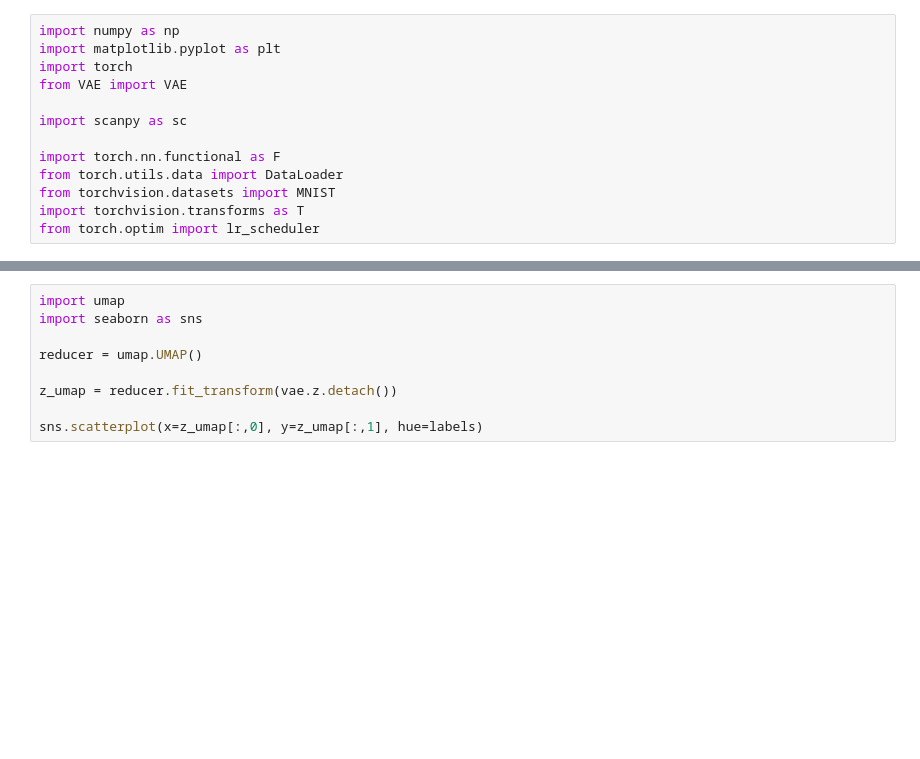
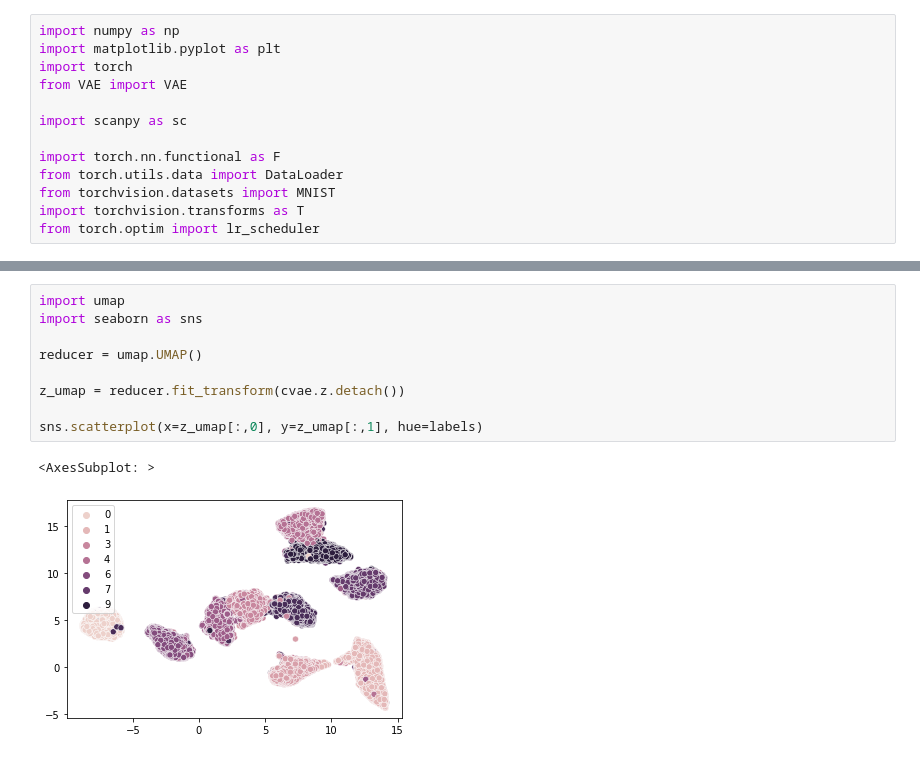
Before and after one commit to lhdgsn/VAE, a Jupyter notebook: train_cVAE.ipynb, the cells around one changed output, grey strips where cells are left out. Saved outputs shown, nothing was run; the diff lists cells and outputs as text; blank space fills up the shorter version.

```diff
--- a/train_cVAE.ipynb
+++ b/train_cVAE.ipynb
@@ -73,9 +101,12 @@ _ = vae.forward(X)
 # %%
 import umap
 import seaborn as sns
 
 reducer = umap.UMAP()
 
-z_umap = reducer.fit_transform(vae.z.detach())
+z_umap = reducer.fit_transform(cvae.z.detach())
 
 sns.scatterplot(x=z_umap[:,0], y=z_umap[:,1], hue=labels)
+# %% [output]
+<AxesSubplot: >
+[figure, added]
```
Also changed, not shown: parts of 7 cells of this notebook, 2 other files.
